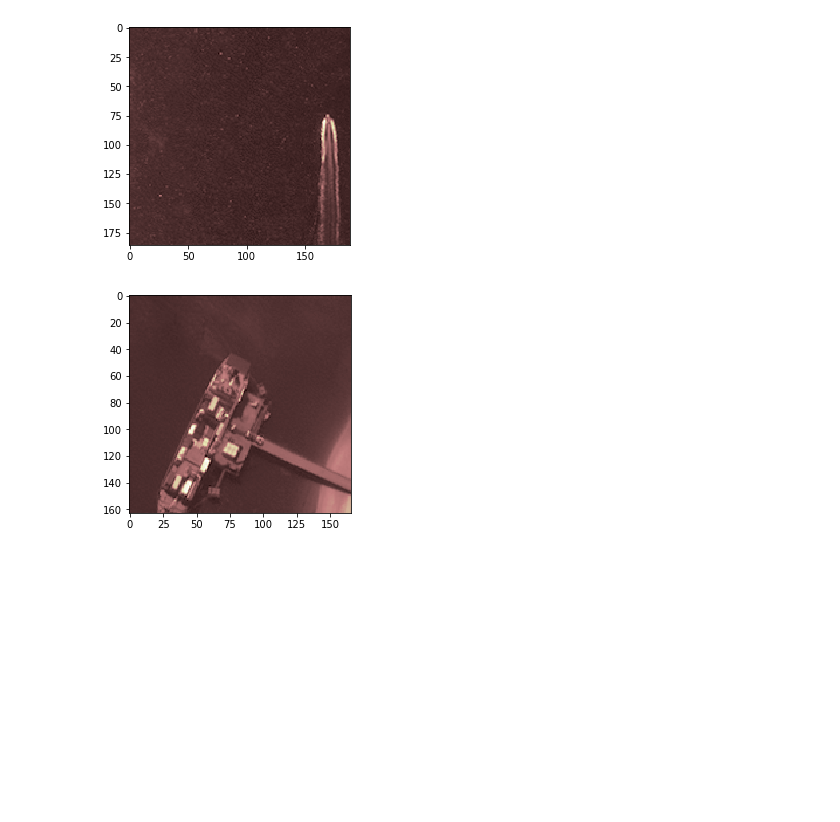
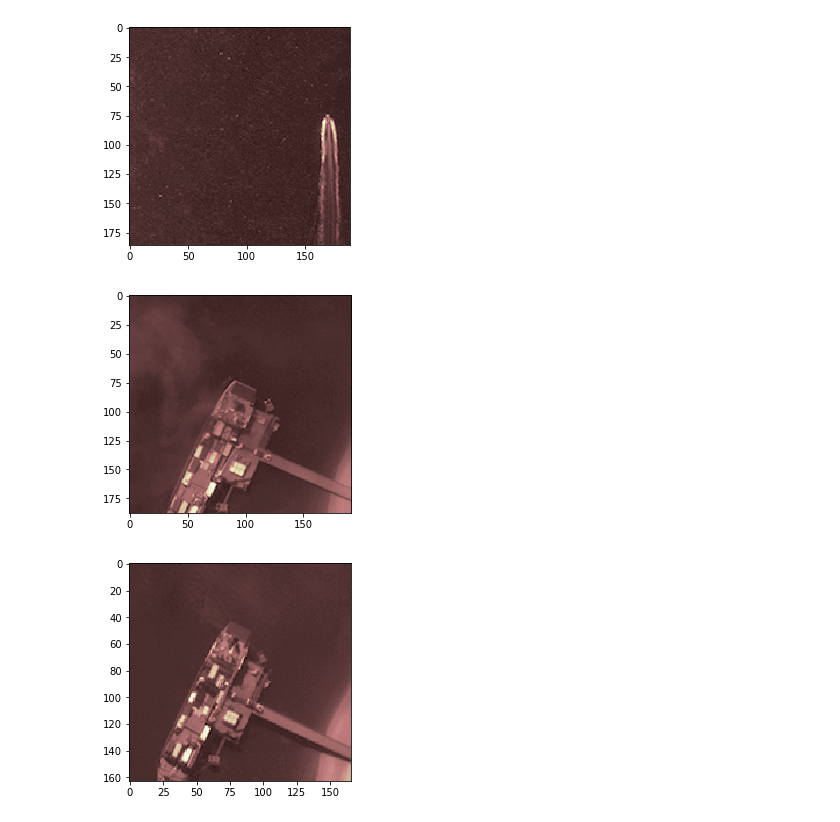
Before and after one commit to DSSG-EUROPE/wef_oceans, a Jupyter notebook: gbdx_ais_intersection.ipynb, the cells around one changed output. Cells and saved outputs as stored; diff of their text form; code cells hidden in the pictures; blank space fills up the shorter version.

```diff
--- a/gbdx_ais_intersection.ipynb
+++ b/gbdx_ais_intersection.ipynb
@@ -399,6 +429,13 @@ pyplot.show = lambda : None  # prevents showing during doctests
 pyplot.show()
 # %% [output]
 [figure]
+# %%
+src = rasterio.open("056715167010_01/056715167010_01_assembly.tif")
+pyplot.imshow(src.read(1), cmap = 'pink')
+pyplot.show = lambda : None  # prevents showing during doctests
+pyplot.show()
+# %% [output]
+[figure, added]
 # %%
 src = rasterio.open("056715166010_01/056715166010_01_assembly.tif")
 pyplot.imshow(src.read(1), cmap = 'pink')
```
Also changed, not shown: parts of 17 cells of this notebook, 2 other files.
